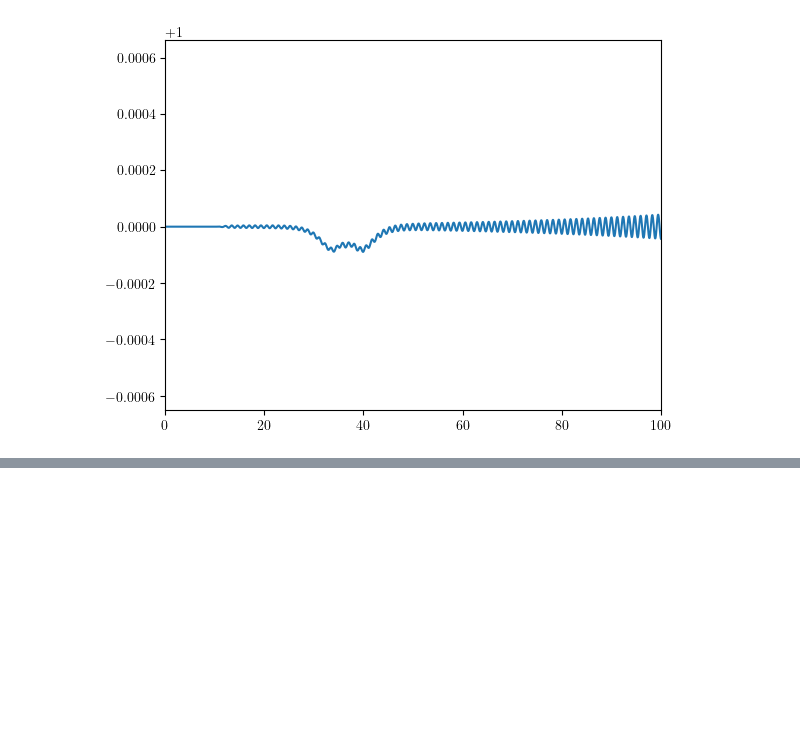
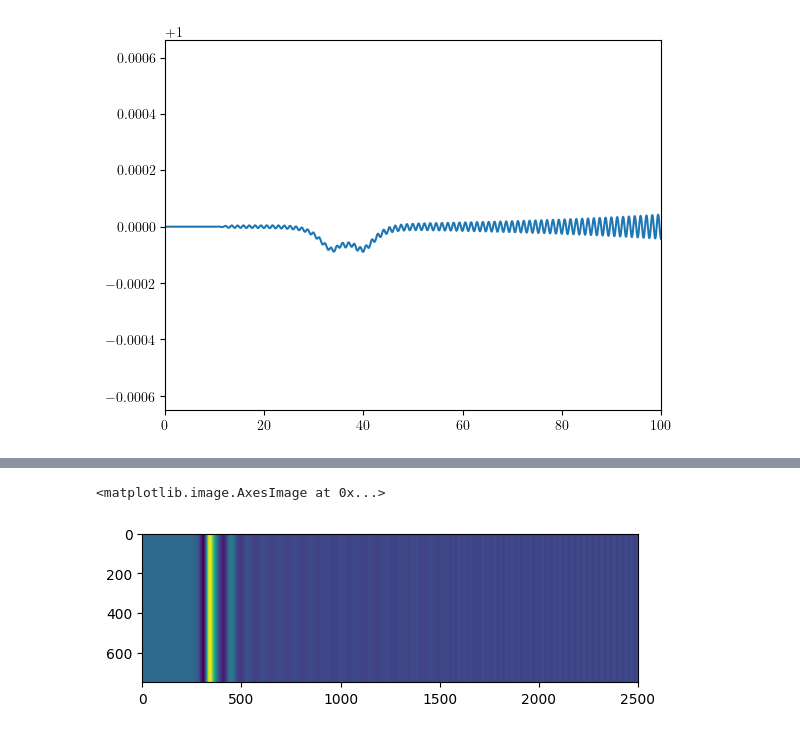
Before and after one commit to JairoSSantos/parallel-kink-scattering, a Jupyter notebook: notebooks/dirichlet.ipynb, the cells around one changed output, grey strips where cells are left out. Drawn from its saved outputs; the diff is of its cells as text; code cells hidden in the pictures; blank space fills up the shorter version.

```diff
--- a/notebooks/dirichlet.ipynb
+++ b/notebooks/dirichlet.ipynb
@@ -404,0 +162,11 @@ C_tilde
+# %%
+scan = []
+for file in savedir.glob('(-0.9)*'):
+    with open(files[n], 'rb') as file:
+        Y = np.load(file)
+        scan.append(Y[:, -5])
+# %%
+plt.imshow(scan)
+# %% [output]
+<matplotlib.image.AxesImage at 0x...>
+[figure, added]
```
Also changed, not shown: parts of 39 cells of this notebook, 2 other files.
